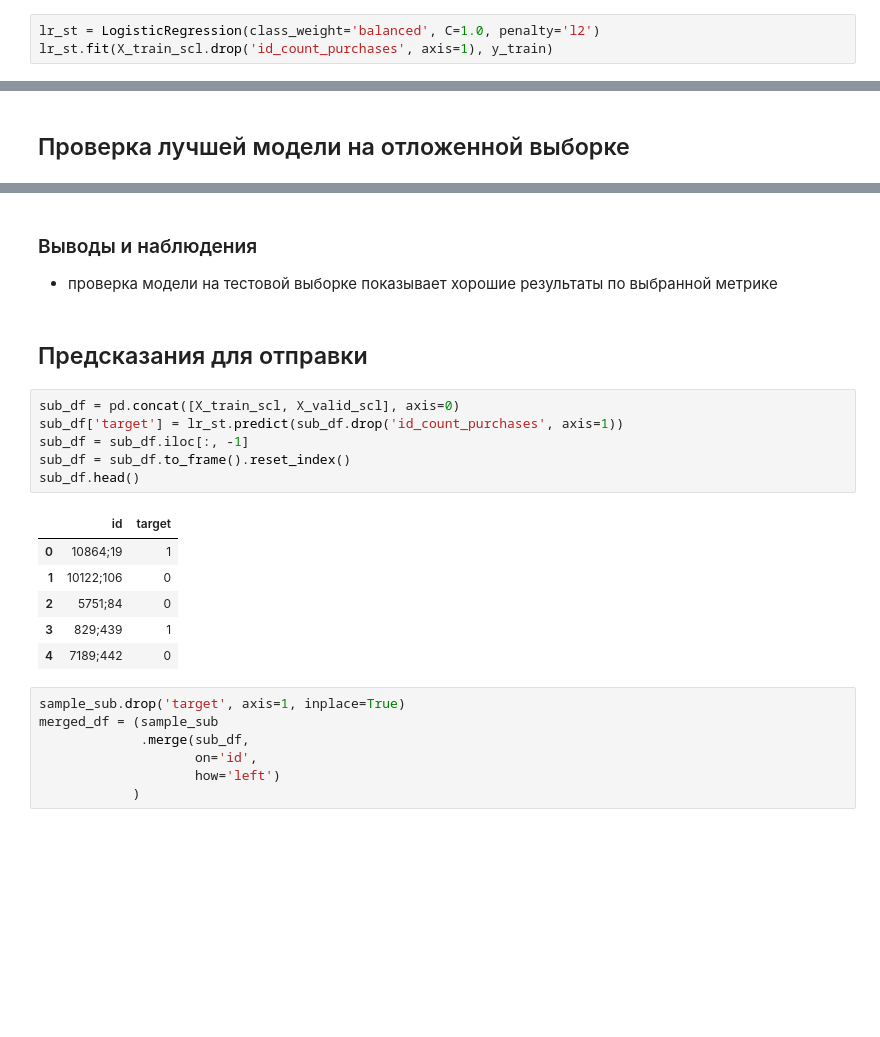
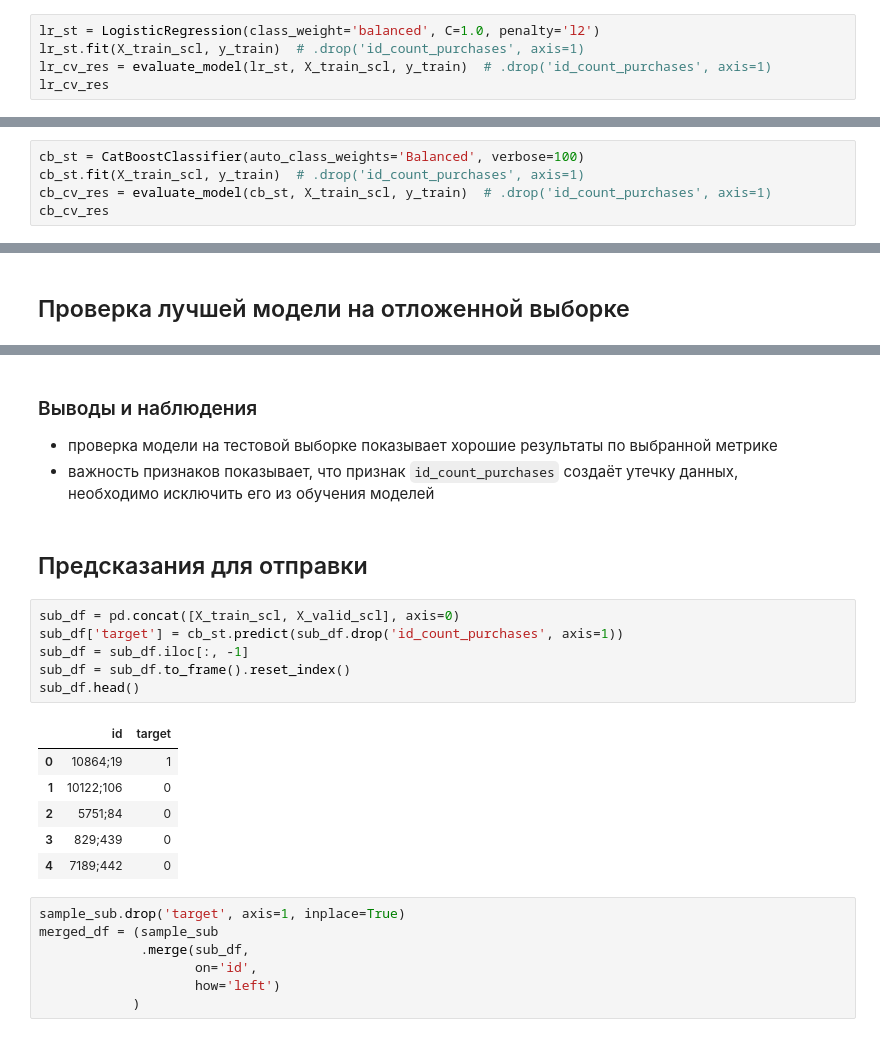
Before and after one commit to denis-42ds/next_order_forecast, a Jupyter notebook: sbermarket-competition.ipynb, the cells around one changed output, grey strips where cells are left out. Cells and saved outputs as stored; diff of their text form; blank space fills up the shorter version.

```diff
--- a/sbermarket-competition.ipynb
+++ b/sbermarket-competition.ipynb
@@ -508,5 +436,7 @@ X_train_scl, X_valid_scl, y_train, y_valid = prepare_for_training(df)
 ### Baseline
 # %%
 lr_st = LogisticRegression(class_weight='balanced', C=1.0, penalty='l2')
-lr_st.fit(X_train_scl.drop('id_count_purchases', axis=1), y_train)
+lr_st.fit(X_train_scl, y_train)  # .drop('id_count_purchases', axis=1)
+lr_cv_res = evaluate_model(lr_st, X_train_scl, y_train)  # .drop('id_count_purchases', axis=1)
+lr_cv_res
 # %% [output]
@@ -533,0 +451,5 @@ pd.DataFrame(cv_res)
+# %%
+cb_st = CatBoostClassifier(auto_class_weights='Balanced', verbose=100)
+cb_st.fit(X_train_scl, y_train)  # .drop('id_count_purchases', axis=1)
+cb_cv_res = evaluate_model(cb_st, X_train_scl, y_train)  # .drop('id_count_purchases', axis=1)
+cb_cv_res
@@ -546,20 +520,22 @@ F1 на отложенной выборке: 0.7081600591442566
 # %% [markdown]
 ### Выводы и наблюдения
 - проверка модели на тестовой выборке показывает хорошие результаты по выбранной метрике
+- важность признаков показывает, что признак `id_count_purchases` создаёт утечку данных,
+  <br>необходимо исключить его из обучения моделей
 # %% [markdown]
 ## Предсказания для отправки
 # %%
 sub_df = pd.concat([X_train_scl, X_valid_scl], axis=0)
-sub_df['target'] = lr_st.predict(sub_df.drop('id_count_purchases', axis=1))
+sub_df['target'] = cb_st.predict(sub_df.drop('id_count_purchases', axis=1))
 sub_df = sub_df.iloc[:, -1]
 sub_df = sub_df.to_frame().reset_index()
 sub_df.head()
 # %% [output]
 |  | id | target |
 | 0 | 10864;19 | 1 |
 | 1 | 10122;106 | 0 |
 | 2 | 5751;84 | 0 |
-| 3 | 829;439 | 1 |
+| 3 | 829;439 | 0 |
 | 4 | 7189;442 | 0 |
 # %%
 sample_sub.drop('target', axis=1, inplace=True)
```
Also changed, not shown: parts of 36 cells of this notebook.
